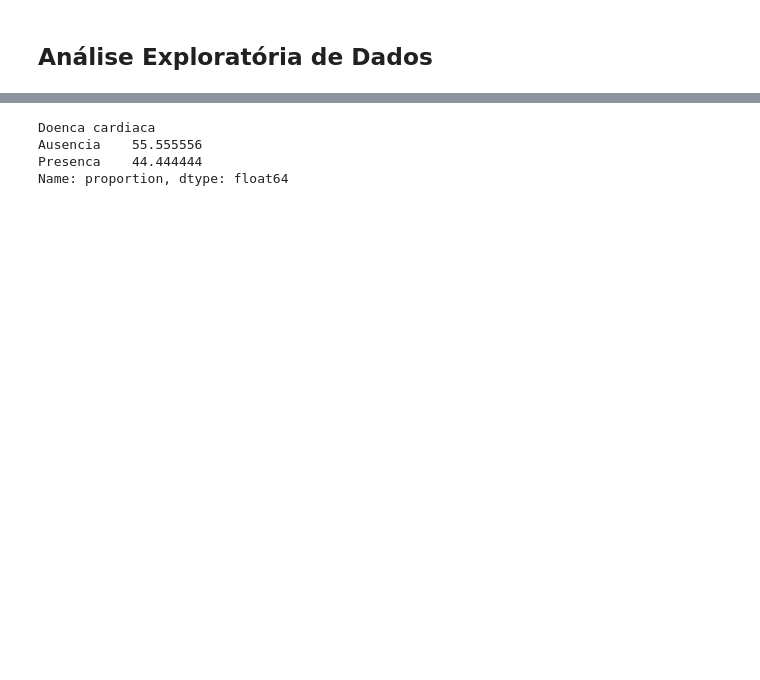
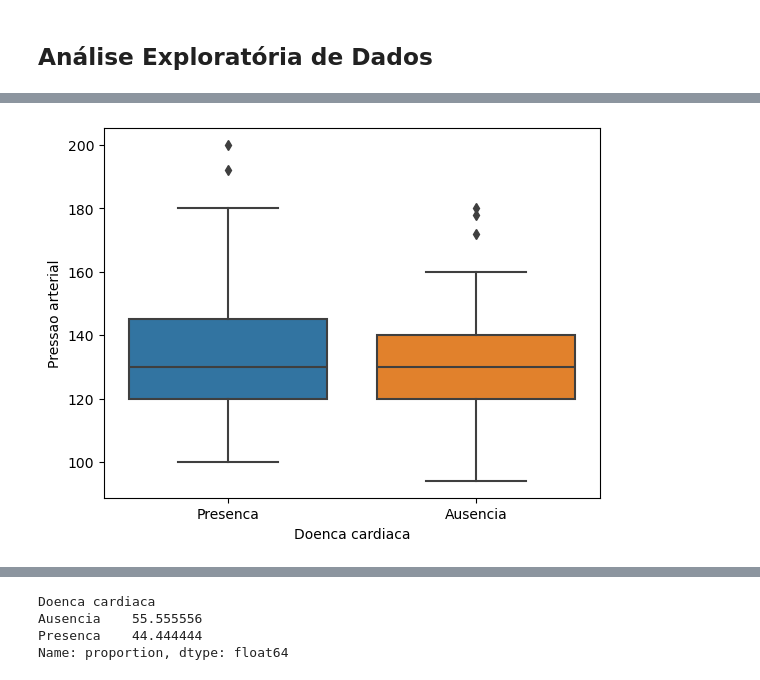
Before and after one commit to CrisNakamura/projeto_deteccao_doenca_cardiaca, a Jupyter notebook: projeto.ipynb, the cells around one changed output, grey strips where cells are left out. Saved outputs shown, nothing was run; the diff lists cells and outputs as text; code cells hidden in the pictures; blank space fills up the shorter version.

Commit message:
[feat] Continuação de Análise exploratória dos dados

```diff
--- a/projeto.ipynb
+++ b/projeto.ipynb
@@ -115,0 +119,4 @@ sns.countplot(data=dados, x='Tipo dor', hue='Doenca cardiaca')
+# %%
+sns.boxplot(data=dados, x='Doenca cardiaca', y='Pressao arterial');
+# %% [output]
+[figure, added]
```
Also changed, not shown: parts of 27 cells of this notebook.
